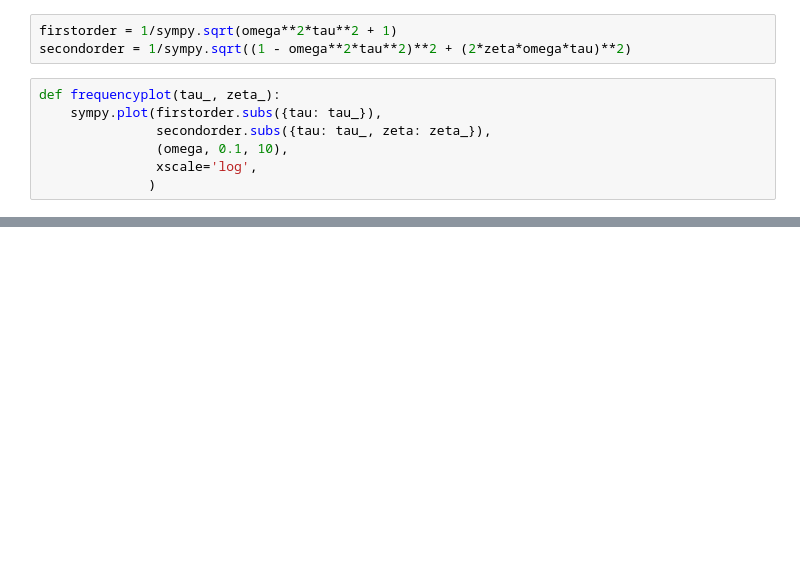
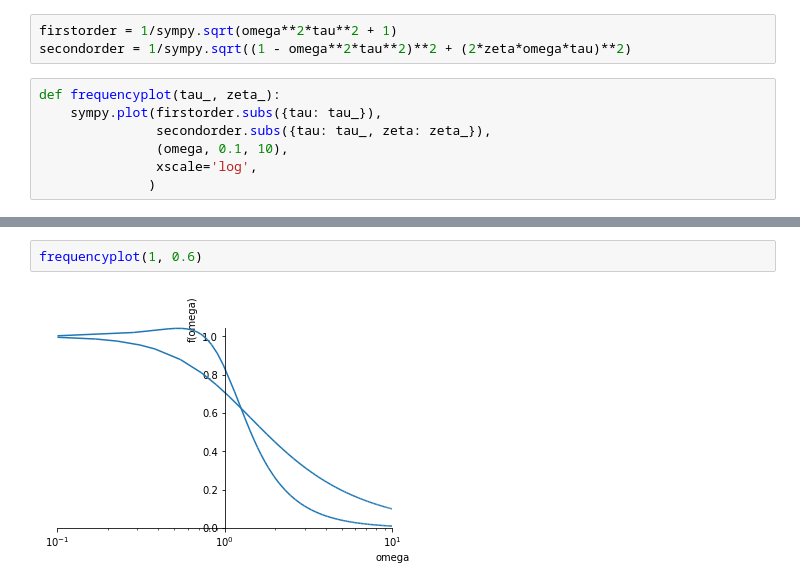
Before and after one commit to alchemyst/Dynamics-and-Control, a Jupyter notebook: 1_Dynamics/4_First_and_second_order_system_dynamics/Sinusoidal response.ipynb, the cells around one changed output, grey strips where cells are left out. Saved outputs shown, nothing was run; the diff lists cells and outputs as text; blank space fills up the shorter version.

```diff
--- a/1_Dynamics/4_First_and_second_order_system_dynamics/Sinusoidal response.ipynb
+++ b/1_Dynamics/4_First_and_second_order_system_dynamics/Sinusoidal response.ipynb
@@ -125,0 +130,4 @@ It is clear that the value of $\tau$ determines the frequency of the peak in the
+# %%
+frequencyplot(1, 0.6)
+# %% [output]
+[figure, added]
```
Also changed, not shown: parts of 9 cells of this notebook.
